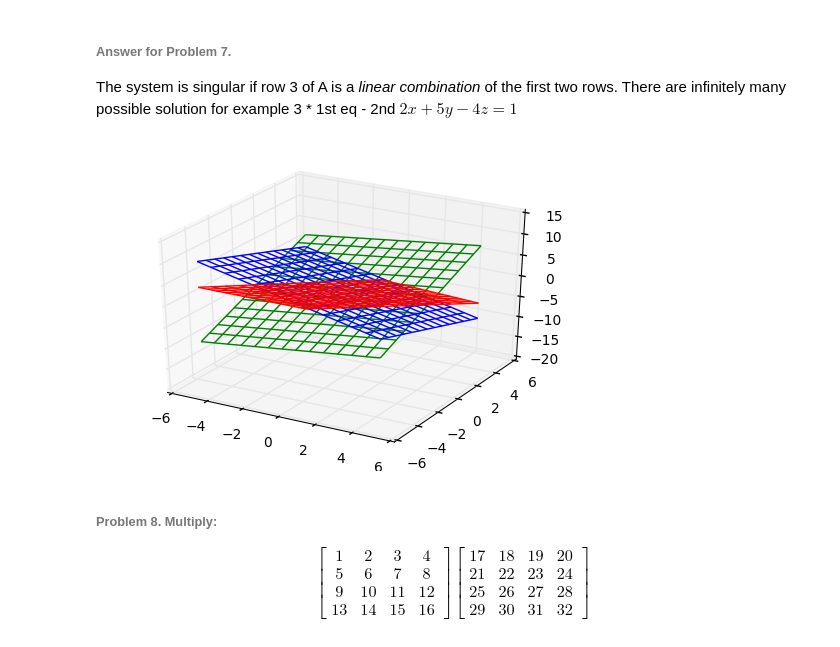
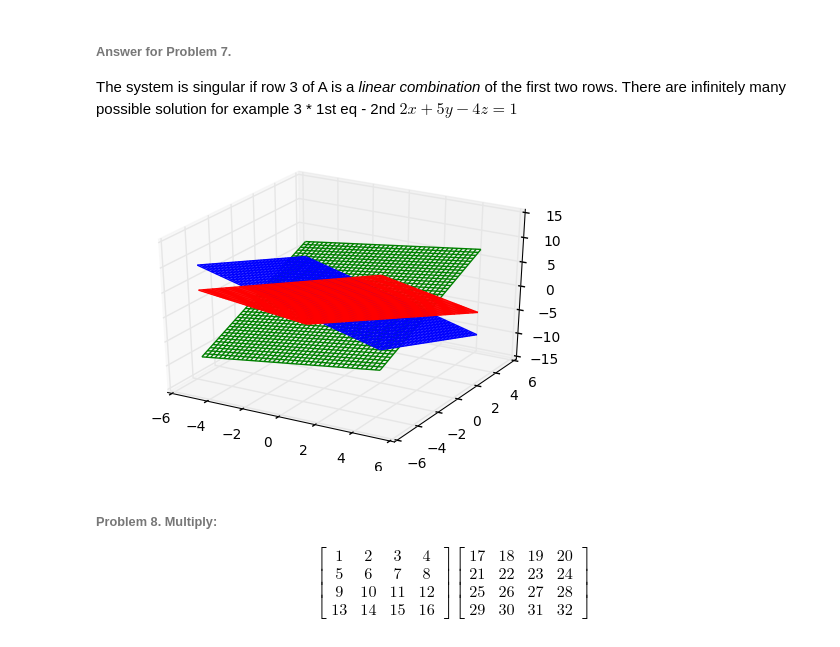
Before and after one commit to inyoot/ALINE, a Jupyter notebook: HW1-Solution.ipynb, the cells around one changed output. Drawn from its saved outputs; the diff is of its cells as text; code cells hidden in the pictures.

```diff
--- a/HW1-Solution.ipynb
+++ b/HW1-Solution.ipynb
@@ -175,30 +175,30 @@ The system is singular if row 3 of A is a _linear combination_ of the first two
 # %%
 #surface plot
 from mpl_toolkits.mplot3d import Axes3D
 import matplotlib.pyplot as plt
 from matplotlib import cm
 from matplotlib.ticker import LinearLocator, FormatStrFormatter
 import numpy as np
 
 
 fig = plt.figure()
 ax = fig.gca(projection='3d')
 
 # Make data.
 X = np.arange(-5, 5, 0.25)
 Y = np.arange(-5, 5, 0.25)
 X, Y = np.meshgrid(X, Y)
 Z = -X + -Y
-Z1 = X - 2*Y -1
-Z2 = 0.5*X + (5/4.0) * Y + 0.25
+Z1 = X - 2*Y
+Z2 = 0.5*X + (5/4.0) * Y
 # Plot the surface.
-ax.plot_wireframe(X, Y, Z, rstride=3, cstride=3, color = "blue")
-ax.plot_wireframe(X, Y, Z1, rstride=3, cstride=3, color = "red")
-ax.plot_wireframe(X, Y, Z2, rstride=3, cstride=3, color = "green")
+ax.plot_wireframe(X, Y, Z, color = "blue")
+ax.plot_wireframe(X, Y, Z1, color = "red")
+ax.plot_wireframe(X, Y, Z2, color = "green")
 
 plt.show()
 # %% [output]
-[figure, old version]
+[figure, new version]
 # %% [markdown]
 ###### Problem 8. Multiply:
 
```
Also changed, not shown: 7 other files.
